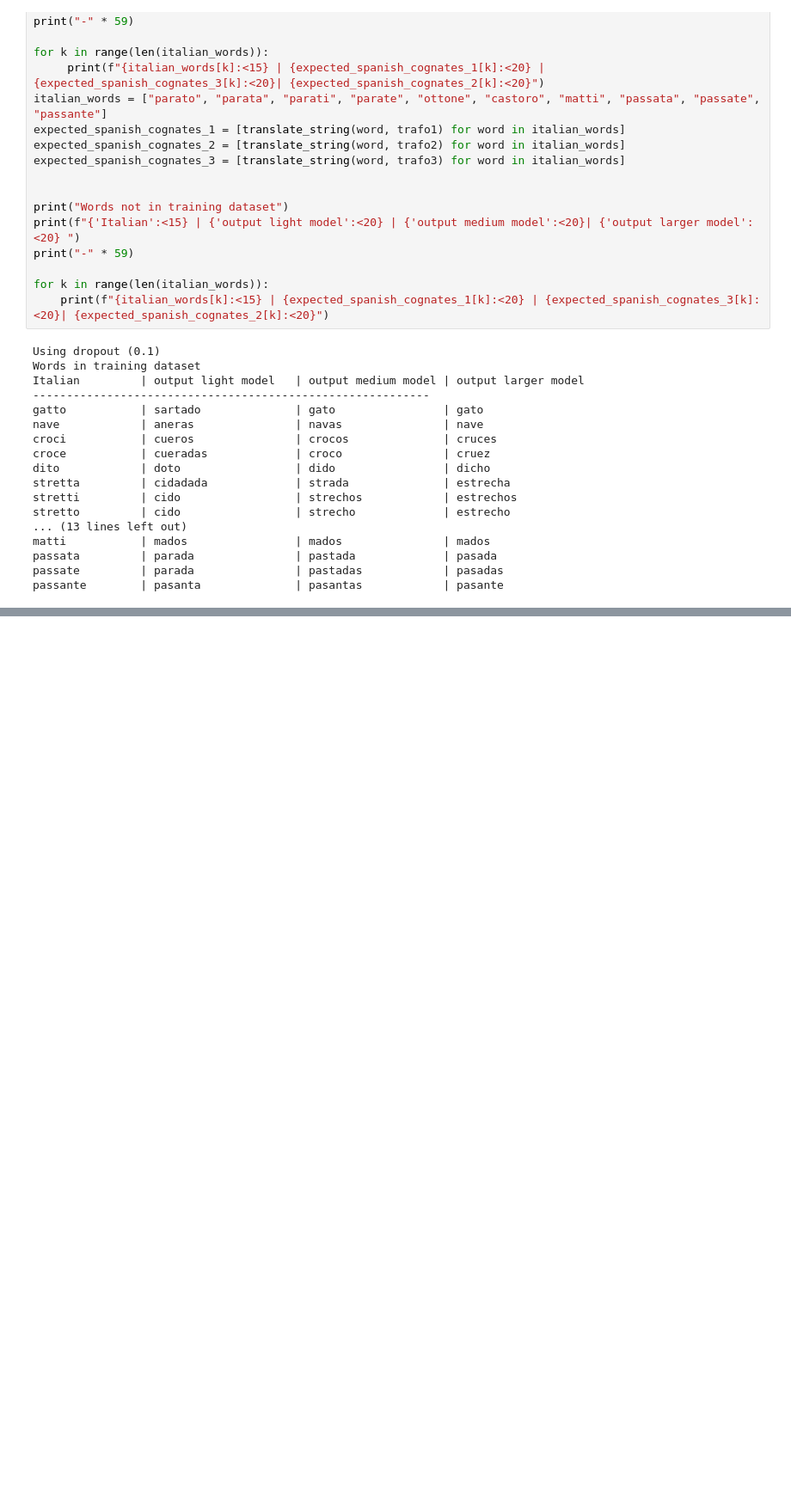
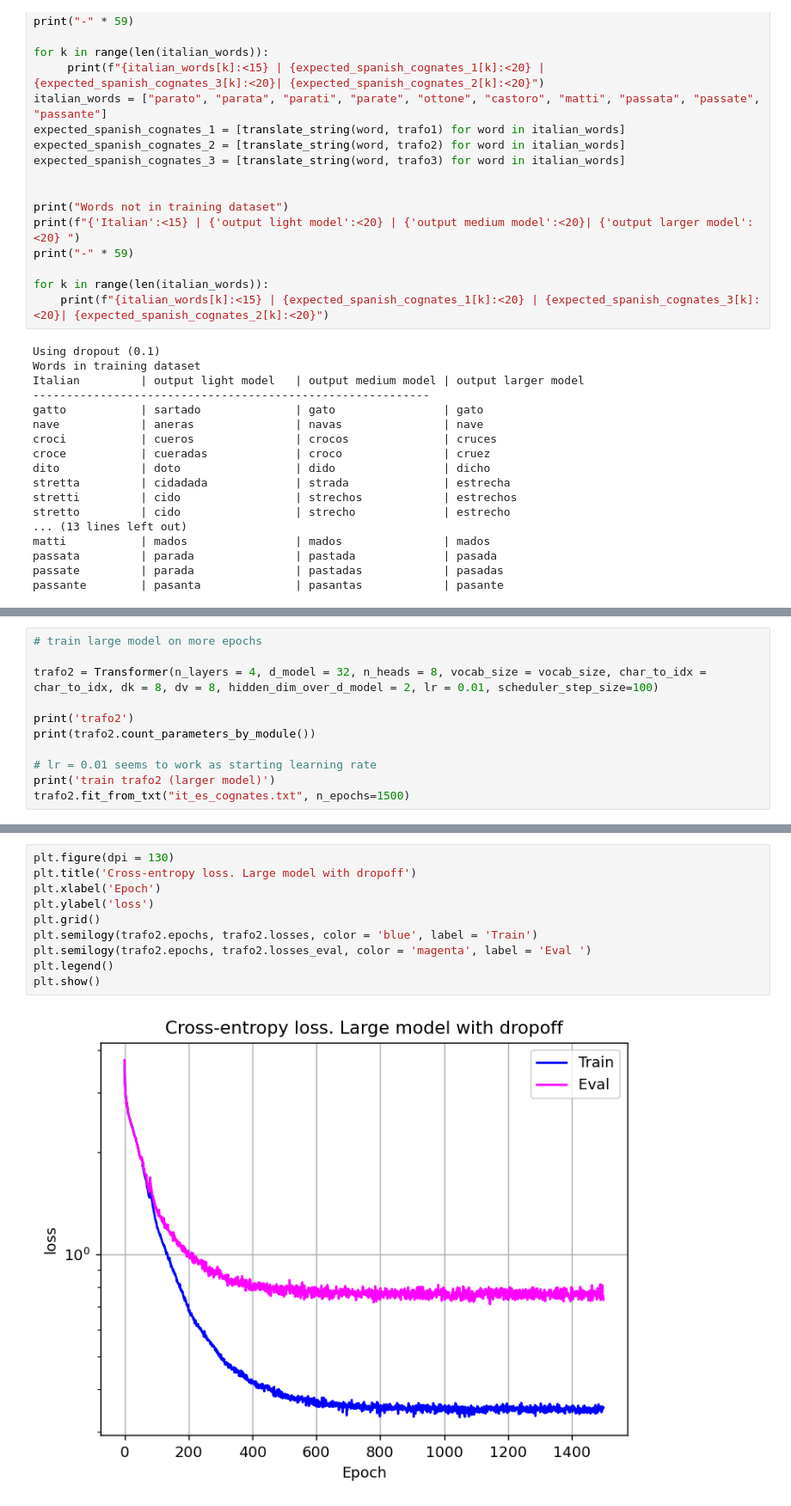
Before and after one commit to sottoviafilippo/Phonetic_correspondences, a Jupyter notebook: phonetic_correspondences_trials.ipynb, the cells around one changed output, grey strips where cells are left out. Shown at 86% size. Drawn from its saved outputs; the diff is of its cells as text; blank space fills up the shorter version.

```diff
--- a/phonetic_correspondences_trials.ipynb
+++ b/phonetic_correspondences_trials.ipynb
@@ -323,0 +335,11 @@ Epoch  900 / 1000  loss =  1.1373997926712036  loss_eval =  1.1783076524734497
+# %%
+# train large model on more epochs
+
+trafo2 = Transformer(n_layers = 4, d_model = 32, n_heads = 8, vocab_size = vocab_size, char_to_idx = char_to_idx, dk = 8, dv = 8, hidden_dim_over_d_model = 2, lr = 0.01, scheduler_step_size=100)
+
+print('trafo2')
+print(trafo2.count_parameters_by_module())
+
+# lr = 0.01 seems to work as starting learning rate
+print('train trafo2 (larger model)')
+trafo2.fit_from_txt("it_es_cognates.txt", n_epochs=1500)
@@ -324 +365,13 @@ Epoch  900 / 1000  loss =  1.1373997926712036  loss_eval =  1.1783076524734497
+# %%
+plt.figure(dpi = 130)
+plt.title('Cross-entropy loss. Large model with dropoff')
+plt.xlabel('Epoch')
+plt.ylabel('loss')
+plt.grid()
+plt.semilogy(trafo2.epochs, trafo2.losses, color = 'blue', label = 'Train')
+plt.semilogy(trafo2.epochs, trafo2.losses_eval, color = 'magenta', label = 'Eval ')
+plt.legend()
+plt.show()
+# %% [output]
+[figure, added]
 # %% [markdown]
```
Also changed, not shown: parts of 3 cells of this notebook, 1 other file.
